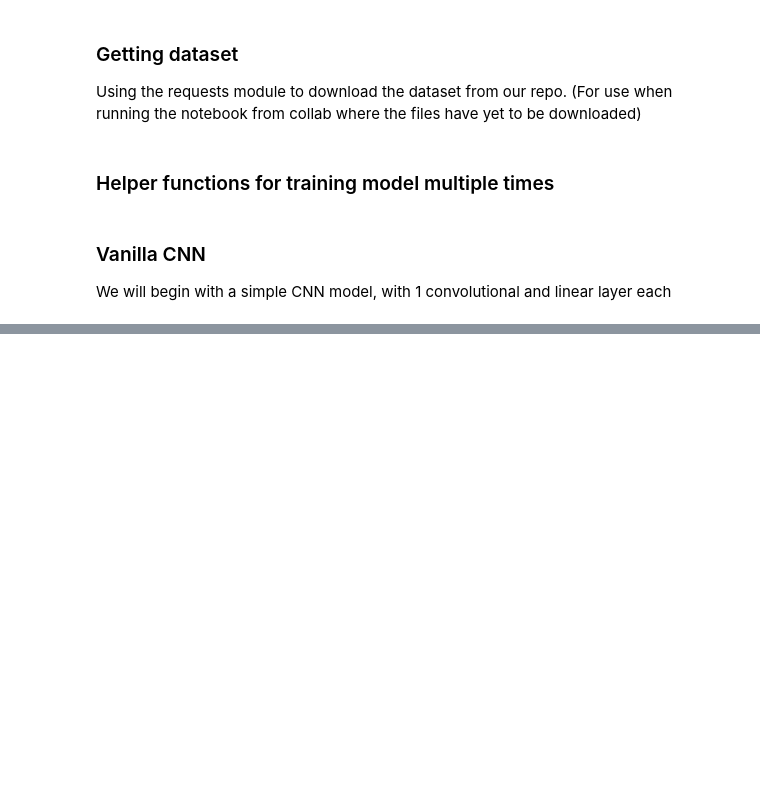
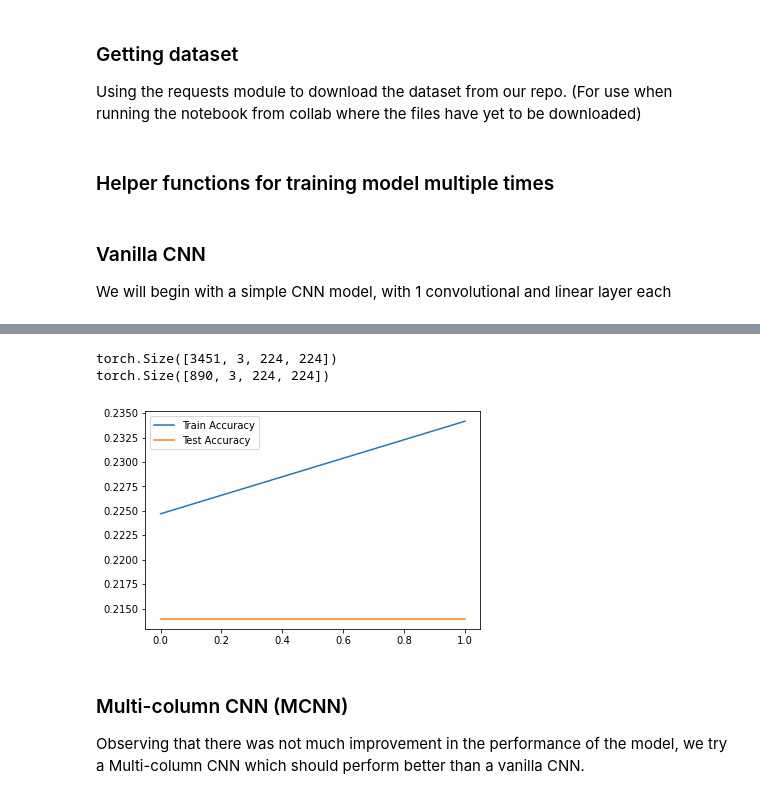
Before and after one commit to ClementNgZiQian/CS4243_2122S2_Project, a Jupyter notebook: CS4243 Project.ipynb, the cells around one changed output, grey strips where cells are left out. Cells and saved outputs as stored; diff of their text form; code cells hidden in the pictures; blank space fills up the shorter version.

```diff
--- a/CS4243 Project.ipynb
+++ b/CS4243 Project.ipynb
@@ -430,0 +480,28 @@ test_error
+# %%
+mask_train = train_label <= 4
+mask_test = test_label <= 4
+
+
+train_label_2 = train_label[mask_train]
+train_data_2 = train_data[mask_train]
+test_label_2 = test_label[mask_test]
+test_data_2 = test_data[mask_test]
+# %%
+print(train_data_2.shape)
+print(test_data_2.shape)
+# %% [output]
+torch.Size([3451, 3, 224, 224])
+torch.Size([890, 3, 224, 224])
+# %%
+van_net = Vanilla_CNN(16, 5)
+van_net = van_net.to(device)
+criterion = nn.CrossEntropyLoss()
+# %%
+van_net, train_accuracy, train_loss = \
+    train_model(van_net, criterion, train_data_2, train_label_2, device, epochs=2, lr=0.2)
+# %%
+test_accuracy = test_model(van_net, test_data_2, test_label_2)
+# %%
+plot_accuracies(train_accuracy, test_accuracy)
+# %% [output]
+[figure, added]
@@ -430,0 +510,4 @@ test_error
+# %% [markdown]
+### Multi-column CNN (MCNN)
+
+Observing that there was not much improvement in the performance of the model, we try a Multi-column CNN which should perform better than a vanilla CNN.
```
Also changed, not shown: parts of 25 cells of this notebook.
